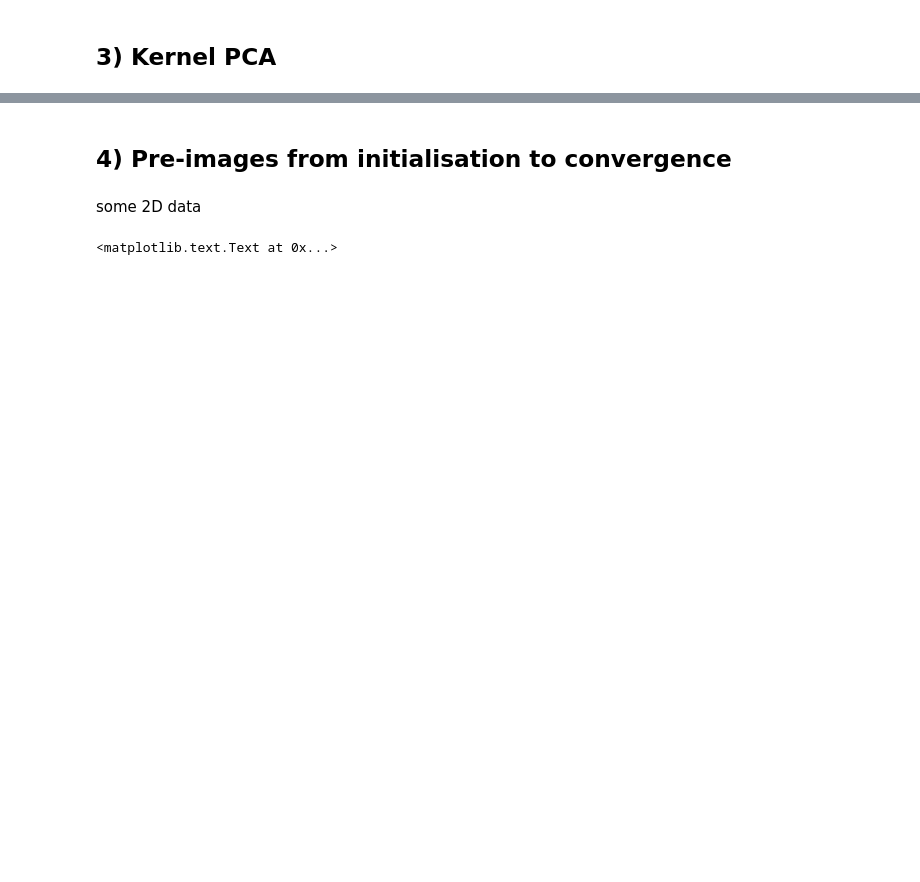
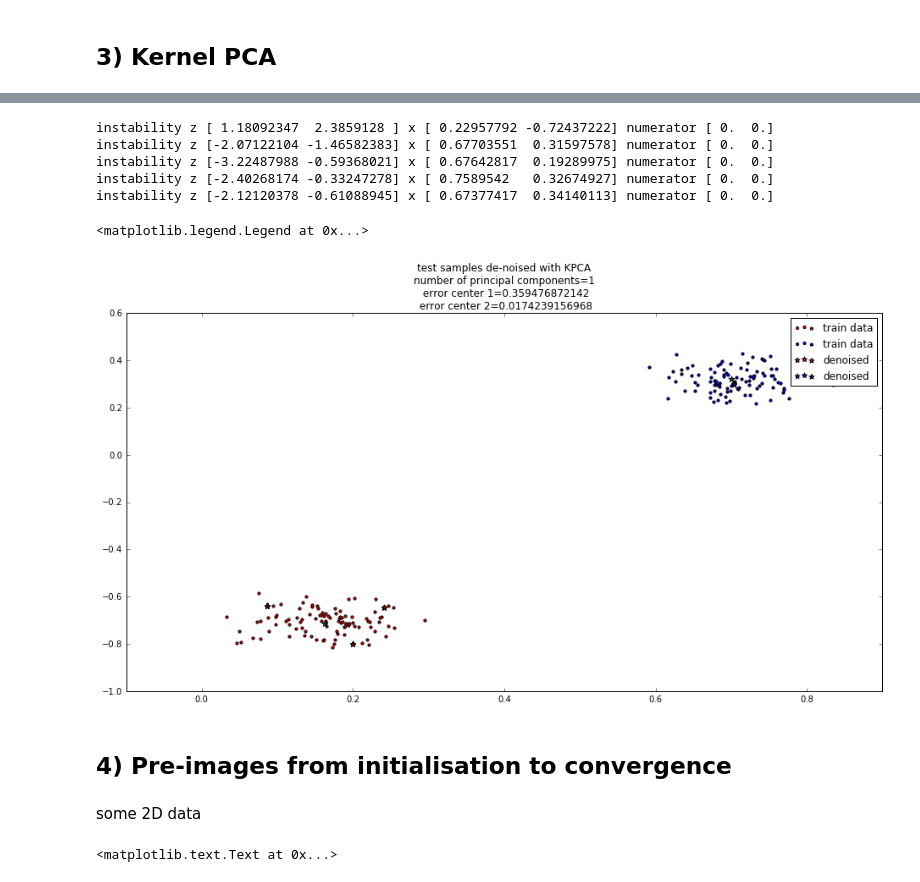
Before and after one commit to lutvek/Kernel-PCA, a Jupyter notebook: gaussiansToyExample.ipynb, the cells around one changed output, grey strips where cells are left out. Saved outputs shown, nothing was run; the diff lists cells and outputs as text; code cells hidden in the pictures; blank space fills up the shorter version.

```diff
--- a/gaussiansToyExample.ipynb
+++ b/gaussiansToyExample.ipynb
@@ -211,3 +235,29 @@ plt.title("test samples from Xtest denoised with kernel PCA\n error=" + str(erro
+# %%
+plt.figure(figsize=(16, 8))
+maxIters = 100
+c = 2*2*sigmas[sigmaIdx]**2
+Zkpca1 = myKPCA(Xtrain1[sigmaIdx], Xtest1[sigmaIdx], n, maxIters, c)
+Zkpca2 = myKPCA(Xtrain2[sigmaIdx], Xtest2[sigmaIdx], n, maxIters, c)
+
+plt.scatter(Xtrain1[sigmaIdx][:, 0], Xtrain1[sigmaIdx][:, 1], c="r", s=10, label="train data")
+plt.scatter(Xtrain2[sigmaIdx][:, 0], Xtrain2[sigmaIdx][:, 1], c="b", s=10, label="train data")
+plt.scatter(Zkpca1[:, 0], Zkpca1[:, 1], c="r", marker="*", s=40, label="denoised")
+plt.scatter(Zkpca2[:, 0], Zkpca2[:, 1], c="b", marker="*", s=40, label="denoised")
+plt.scatter(centers[0][0], centers[0][1], c="g", marker="*", s=50)
+plt.scatter(centers[1][0], centers[1][1], c="g", marker="*", s=50)
+plt.title("test samples de-noised with Kernel PCA\n" +
+          "number of principal components=" + str(n) +
+          "\n error center 1=" + str(error(Zkpca1, centers[0])) +
+          "\n error center 2=" + str(error(Zkpca2, centers[1])))
+plt.legend()
+# %% [output]
+instability z [ 1.18092347  2.3859128 ] x [ 0.22957792 -0.72437222] numerator [ 0.  0.]
+instability z [-2.07122104 -1.46582383] x [ 0.67703551  0.31597578] numerator [ 0.  0.]
+instability z [-3.22487988 -0.59368021] x [ 0.67642817  0.19289975] numerator [ 0.  0.]
+instability z [-2.40268174 -0.33247278] x [ 0.7589542   0.32674927] numerator [ 0.  0.]
+instability z [-2.12120378 -0.61088945] x [ 0.67377417  0.34140113] numerator [ 0.  0.]
+<matplotlib.legend.Legend at 0x...>
+[figure, added]
 # %% [markdown]
 ## 4) Pre-images from initialisation to convergence
 # %% [markdown]
```
Also changed, not shown: parts of 22 cells of this notebook.
